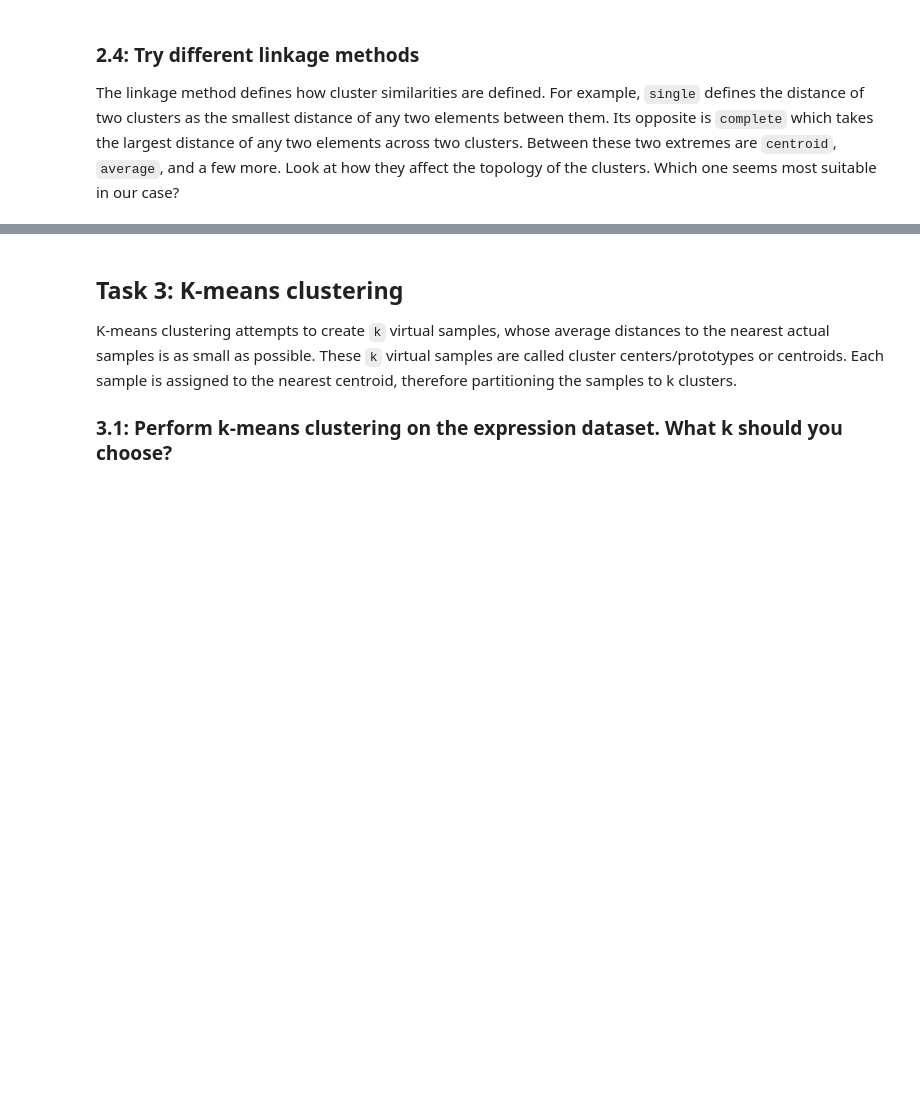
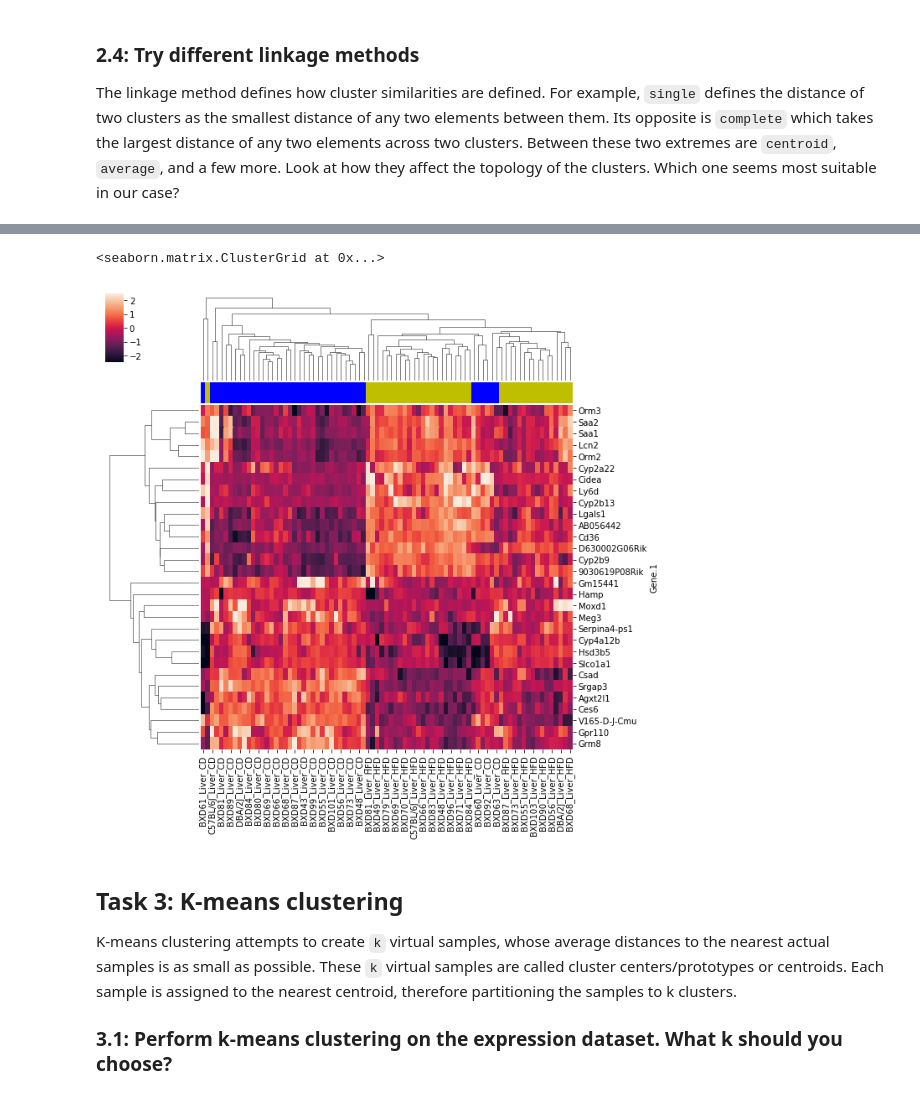
Before and after one commit to Osrip/Integrated_Bioinformatics, a Jupyter notebook: IntegratedBioinformatics/notebooks/Day7_Unsupervised_ML.ipynb, the cells around one changed output, grey strips where cells are left out. Saved outputs shown, nothing was run; the diff lists cells and outputs as text; code cells hidden in the pictures; blank space fills up the shorter version.

```diff
--- a/IntegratedBioinformatics/notebooks/Day7_Unsupervised_ML.ipynb
+++ b/IntegratedBioinformatics/notebooks/Day7_Unsupervised_ML.ipynb
@@ -296,3 +405,9 @@ The linkage method defines how cluster similarities are defined. For example, `s
+# %%
+'''AVERAGE'''
+sns.clustermap(dat_norm, col_colors = colors, method = 'average', vmin = -2.5, vmax = 2.5)
+# %% [output]
+<seaborn.matrix.ClusterGrid at 0x...>
+[figure, added]
 # %% [markdown]
 ## Task 3: K-means clustering
 
```
Also changed, not shown: parts of 20 cells of this notebook.
